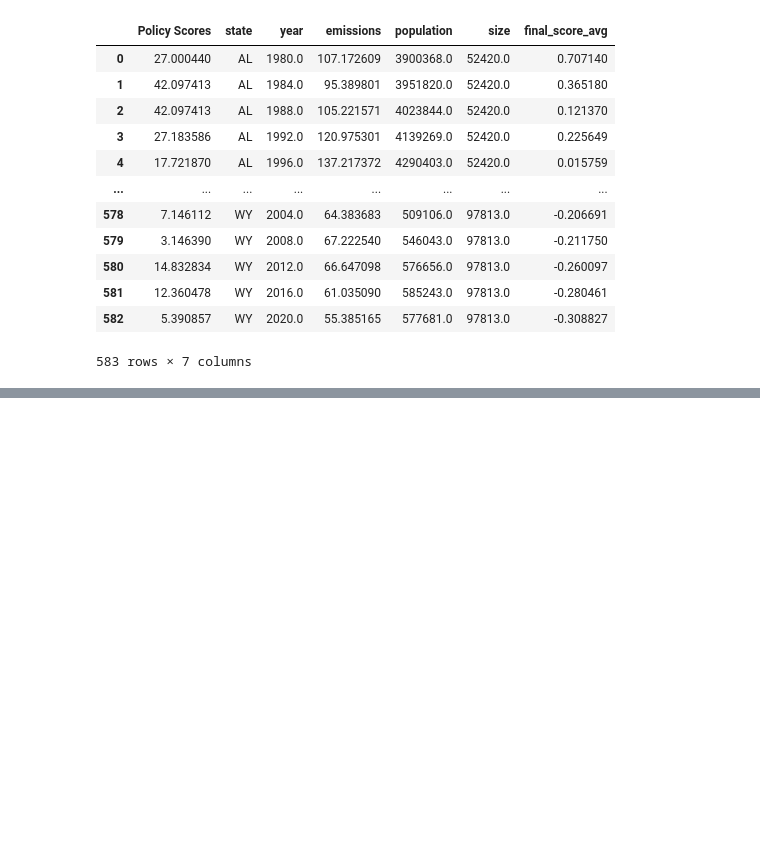
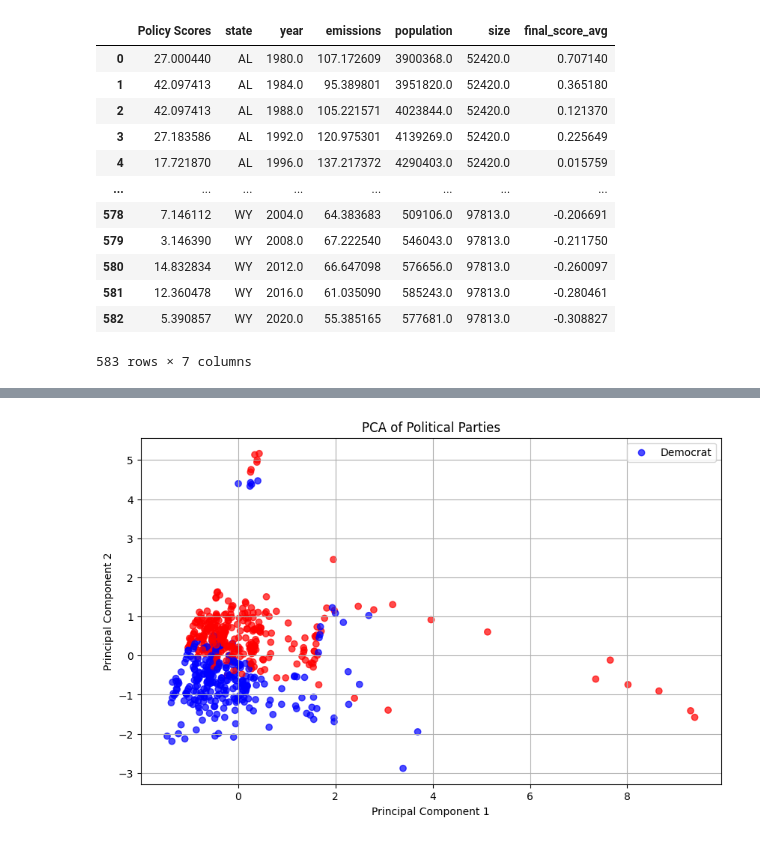
Before and after one commit to AyalYakobe/AirPollutionByPolitics, a Jupyter notebook: overview.ipynb, the cells around one changed output, grey strips where cells are left out. Cells and saved outputs as stored; diff of their text form; code cells hidden in the pictures; blank space fills up the shorter version.

```diff
--- a/overview.ipynb
+++ b/overview.ipynb
@@ -468,0 +719,3 @@ final_df_imputed
+# %%
+final_df_imputed['political_party'] = final_df_imputed['final_score_avg'].apply(lambda x: 'D' if x > 0 else 'R')
+final_df_imputed
@@ -468,0 +736,42 @@ final_df_imputed
+# %%
+import pandas as pd
+from sklearn.decomposition import PCA
+from sklearn.preprocessing import StandardScaler
+import matplotlib.pyplot as plt
+
+# Assuming final_df_imputed is your DataFrame
+
+# 1. Assign Political Party Labels
+final_df_imputed['political_party'] = final_df_imputed['final_score_avg'].apply(lambda x: 'D' if x > 0 else 'R')
+
+# 2. Select Features for PCA
+features = ['Policy Scores', 'population', 'size', 'final_score_avg']
+X = final_df_imputed[features]
+
+# 3. Standardize the Data
+scaler = StandardScaler()
+X_scaled = scaler.fit_transform(X)
+
+# 4. Apply PCA
+pca = PCA(n_components=2)
+pca_result = pca.fit_transform(X_scaled)
+
+# 5. Create a DataFrame with PCA results and political party
+pca_df = pd.DataFrame(data=pca_result, columns=['PCA1', 'PCA2'])
+pca_df['political_party'] = final_df_imputed['political_party']
+
+# 6. Plotting the Results
+plt.figure(figsize=(10, 6))
+
+# Scatter plot colored by political party
+colors = {'D': 'blue', 'R': 'red'}
+plt.scatter(pca_df['PCA1'], pca_df['PCA2'], c=pca_df['political_party'].apply(lambda x: colors[x]), label=pca_df['political_party'], alpha=0.7)
+
+plt.xlabel('Principal Component 1')
+plt.ylabel('Principal Component 2')
+plt.title('PCA of Political Parties')
+plt.grid(True)
+plt.legend(['Democrat', 'Republican'])
+plt.show()
+# %% [output]
+[figure, added]
```
Also changed, not shown: parts of 9 cells of this notebook.
